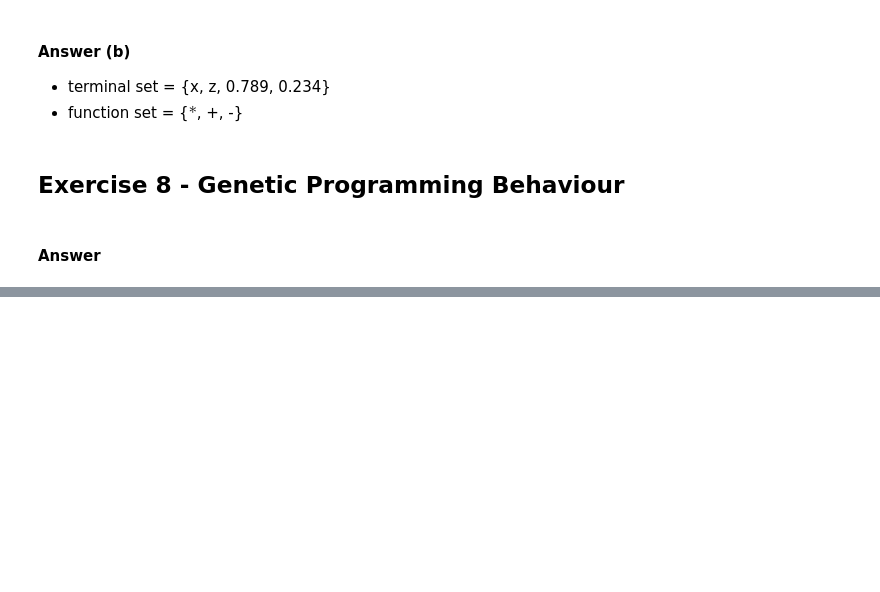
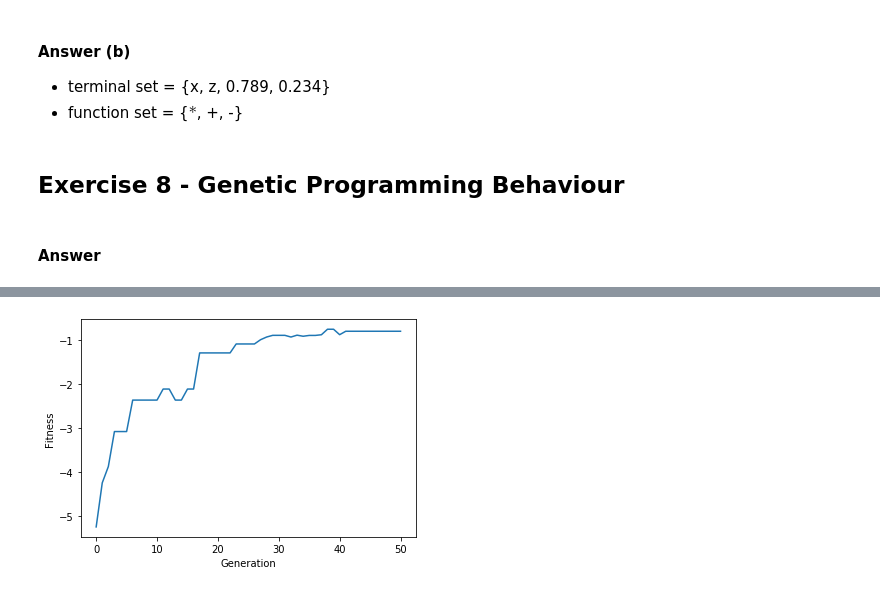
Before and after one commit to marlousnijman/natural_computing, a Jupyter notebook: Assignment 1/assignment1.ipynb, the cells around one changed output, grey strips where cells are left out. Saved outputs shown, nothing was run; the diff lists cells and outputs as text; code cells hidden in the pictures; blank space fills up the shorter version.

```diff
--- a/Assignment 1/assignment1.ipynb
+++ b/Assignment 1/assignment1.ipynb
@@ -319,0 +418,15 @@ plt.show()
+# %%
+### Toolbox
+toolbox = base.Toolbox()
+toolbox.register("expr", gp.genHalfAndHalf, pset=pset, min_=1, max_=3)
+toolbox.register("individual", tools.initIterate, creator.Individual, toolbox.expr)
+toolbox.register("population", tools.initRepeat, list, toolbox.individual)
+toolbox.register("compile", gp.compile, pset=pset)
+toolbox.register("evaluate", absolute_error_sum, points=data)
+toolbox.register("select", tools.selTournament, tournsize=3)
+toolbox.register("mate", gp.cxOnePoint)
+toolbox.register("expr_mut", gp.genFull, min_=0, max_=2)
+toolbox.register("mutate", gp.mutUniform, expr=toolbox.expr_mut, pset=pset)
+
+toolbox.decorate("mate", gp.staticLimit(key=operator.attrgetter("height"), max_value=17))
+toolbox.decorate("mutate", gp.staticLimit(key=operator.attrgetter("height"), max_value=17))
@@ -319,0 +478,6 @@ plt.show()
+# %%
+# Evolution
+pop = toolbox.population(n=1000)
+hof = tools.HallOfFame(1)
+pop, log = algorithms.eaSimple(pop, toolbox, cxpb=0.7, mutpb=0, ngen=50, stats=mstats,
+                               halloffame=hof, verbose=True)
@@ -319,0 +502,9 @@ plt.show()
+# %%
+# Plot fitness of best individual of each generation
+best_fitness = log.chapters["fitness"].select("best")
+plt.plot(best_fitness)
+plt.xlabel("Generation")
+plt.ylabel("Fitness")
+plt.show()
+# %% [output]
+[figure, added]
```
Also changed, not shown: parts of 17 cells of this notebook.
